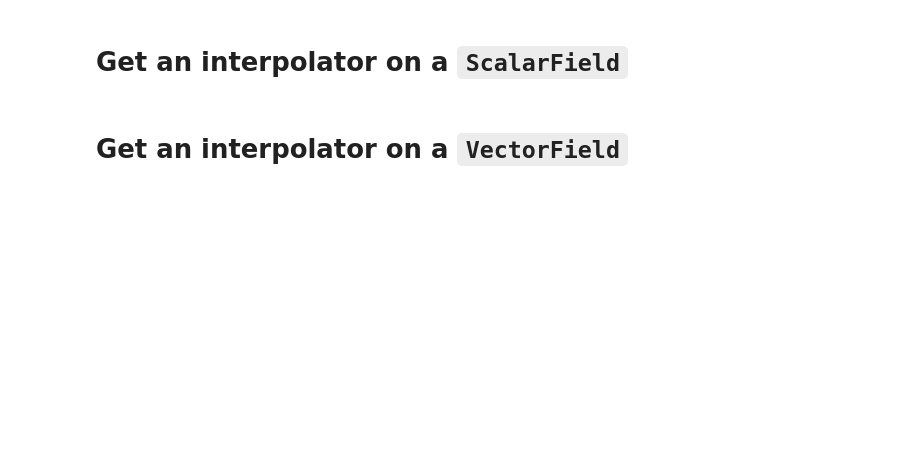
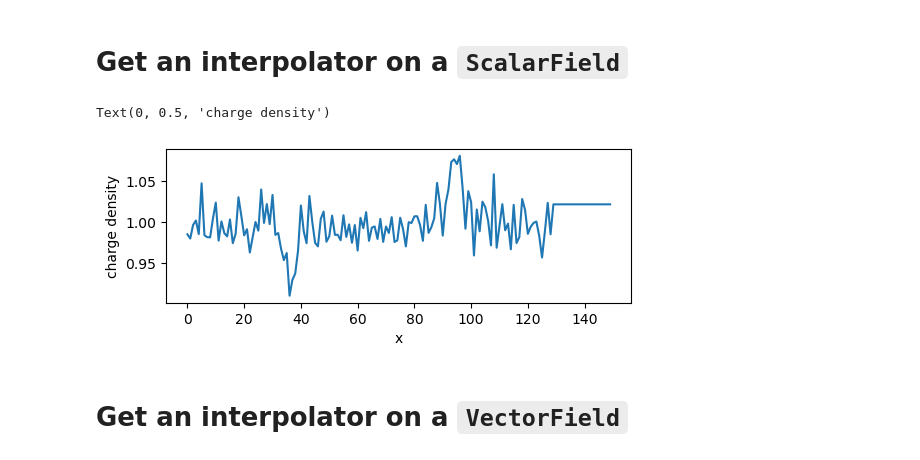
Before and after one commit to rochSmets/farMe, a Jupyter notebook: nb/ufunc.ipynb, the cells around one changed output. Saved outputs shown, nothing was run; the diff lists cells and outputs as text; code cells hidden in the pictures; blank space fills up the shorter version.

```diff
--- a/nb/ufunc.ipynb
+++ b/nb/ufunc.ipynb
@@ -100,6 +103,17 @@ for p in pks:
 # %%
 inter = N.interpol(run, time)
 # %%
-in_, x_ = inter['value']
+fn, x_ = inter['value']
+x = np.asarray(x_[0])
+x = np.arange(0, 150)
+# %%
+fig, ax = plt.subplots(figsize=(6,2))
+
+ax.plot(x, fn(x))
+ax.set_xlabel('x')
+ax.set_ylabel('charge density')
+# %% [output]
+Text(0, 0.5, 'charge density')
+[figure, added]
 # %% [markdown]
 # Get an interpolator on a `VectorField`
```
Also changed, not shown: parts of 11 cells of this notebook, 1 other file.
